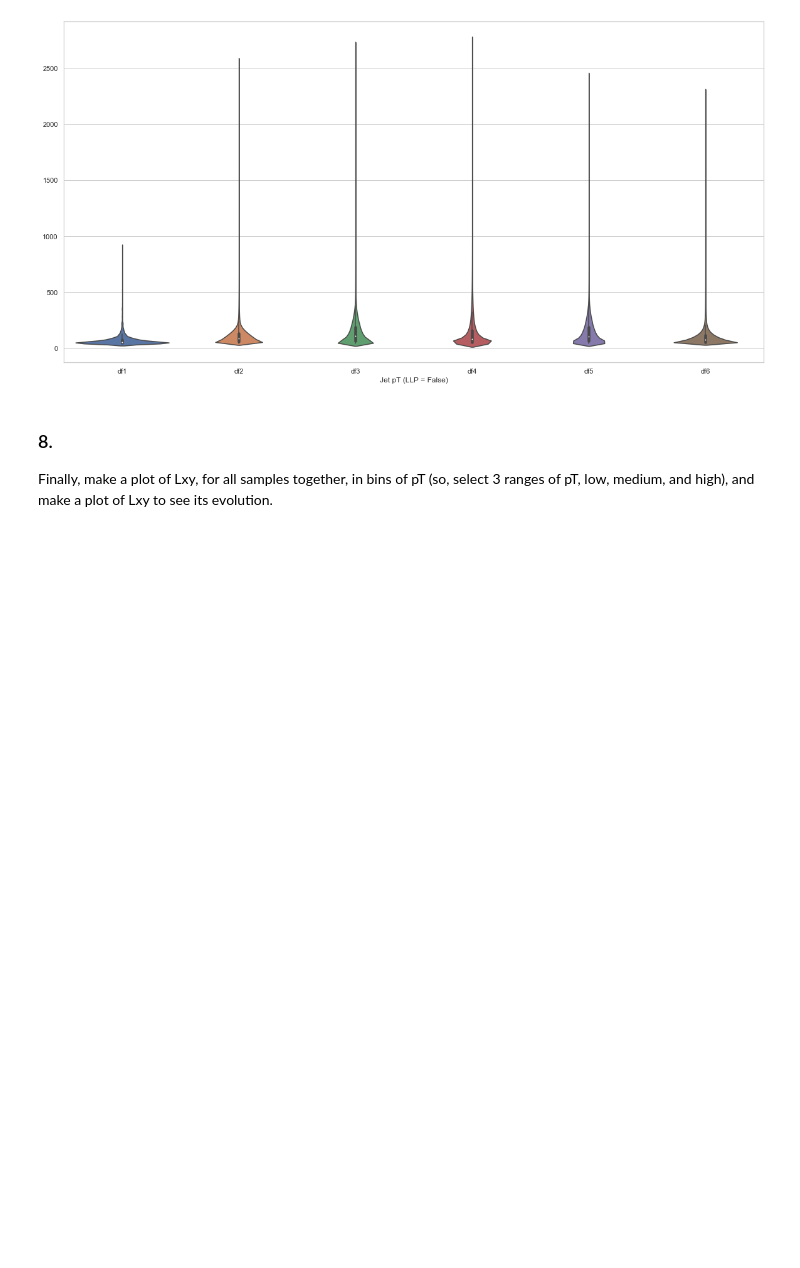
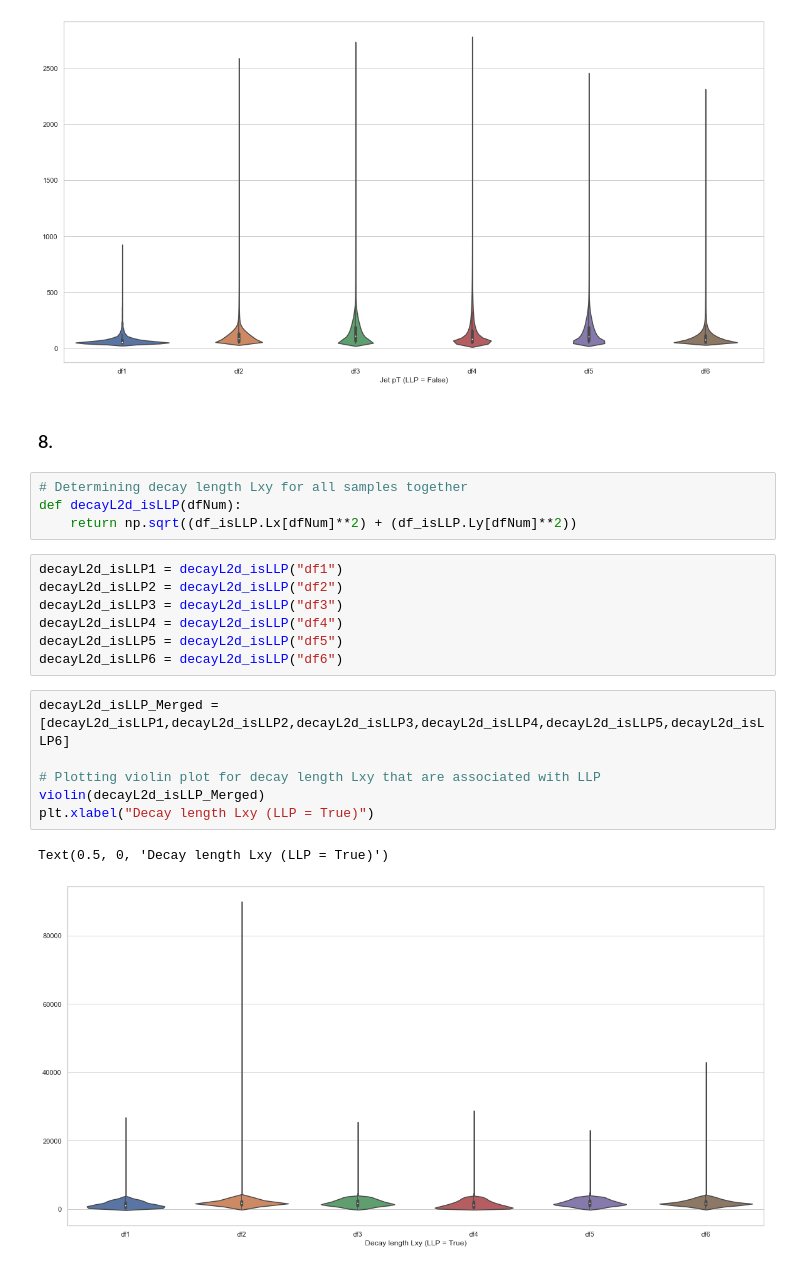
Before and after one commit to 2020-Winter-427/03-long-lived-particle-simulation-data-JinLee21, a Jupyter notebook: Lab 3_Jin Lee.ipynb, the cells around one changed output. Saved outputs shown, nothing was run; the diff lists cells and outputs as text; blank space fills up the shorter version.

```diff
--- a/Lab 3_Jin Lee.ipynb
+++ b/Lab 3_Jin Lee.ipynb
@@ -286,6 +286,25 @@ plt.xlabel("Jet pT (LLP = False)")
 # %% [output]
 Text(0.5, 0, 'Jet pT (LLP = False)')
 [figure]
-# %% [markdown]
-### 8.
-Finally, make a plot of Lxy, for all samples together, in bins of pT (so, select 3 ranges of pT, low, medium, and high), and make a plot of Lxy to see its evolution.
+# %% [markdown]
+### 8.
+# %%
+# Determining decay length Lxy for all samples together
+def decayL2d_isLLP(dfNum):
+    return np.sqrt((df_isLLP.Lx[dfNum]**2) + (df_isLLP.Ly[dfNum]**2))
+# %%
+decayL2d_isLLP1 = decayL2d_isLLP("df1")
+decayL2d_isLLP2 = decayL2d_isLLP("df2")
+decayL2d_isLLP3 = decayL2d_isLLP("df3")
+decayL2d_isLLP4 = decayL2d_isLLP("df4")
+decayL2d_isLLP5 = decayL2d_isLLP("df5")
+decayL2d_isLLP6 = decayL2d_isLLP("df6")
+# %%
+decayL2d_isLLP_Merged = [decayL2d_isLLP1,decayL2d_isLLP2,decayL2d_isLLP3,decayL2d_isLLP4,decayL2d_isLLP5,decayL2d_isLLP6]
+
+# Plotting violin plot for decay length Lxy that are associated with LLP
+violin(decayL2d_isLLP_Merged)
+plt.xlabel("Decay length Lxy (LLP = True)")
+# %% [output]
+Text(0.5, 0, 'Decay length Lxy (LLP = True)')
+[figure, added]
```
Also changed, not shown: parts of 1 cell of this notebook.
